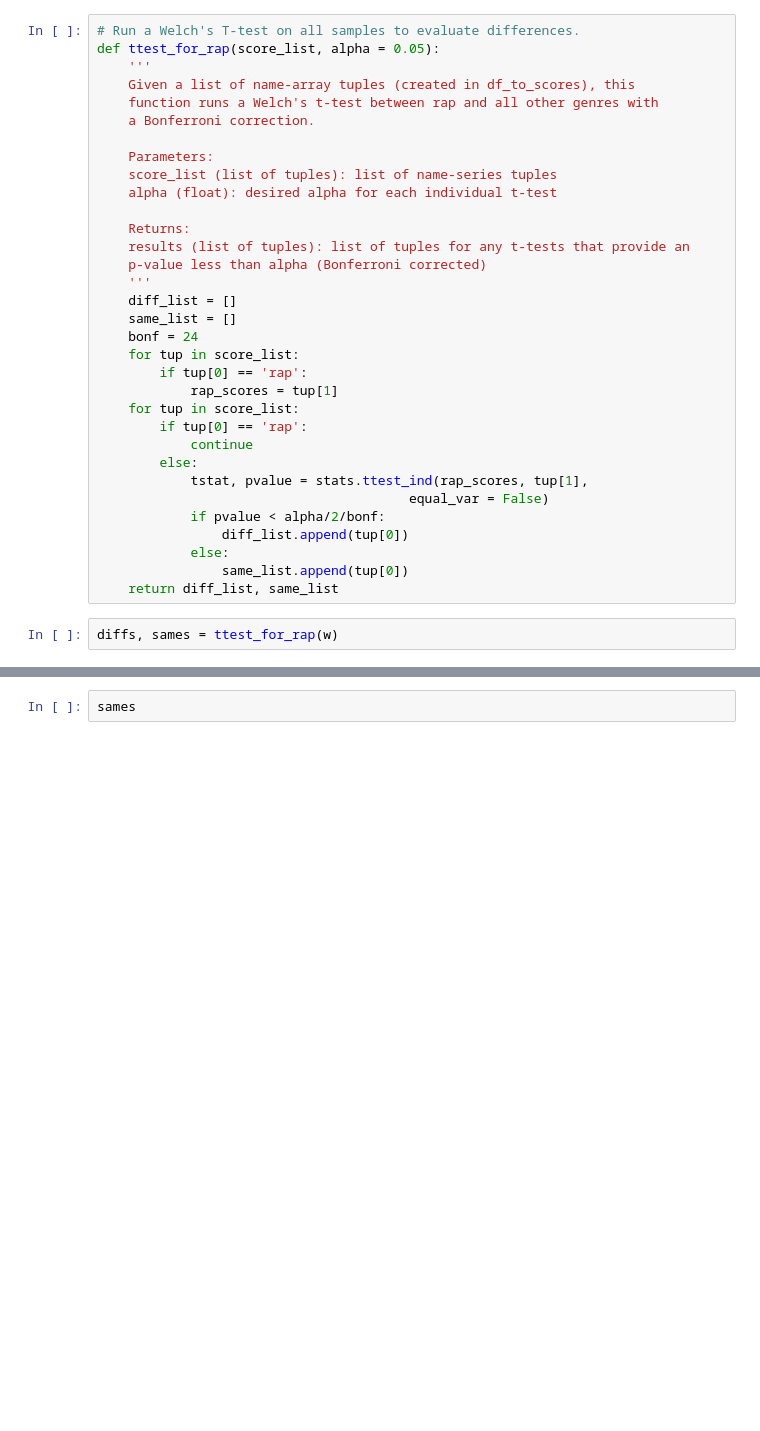
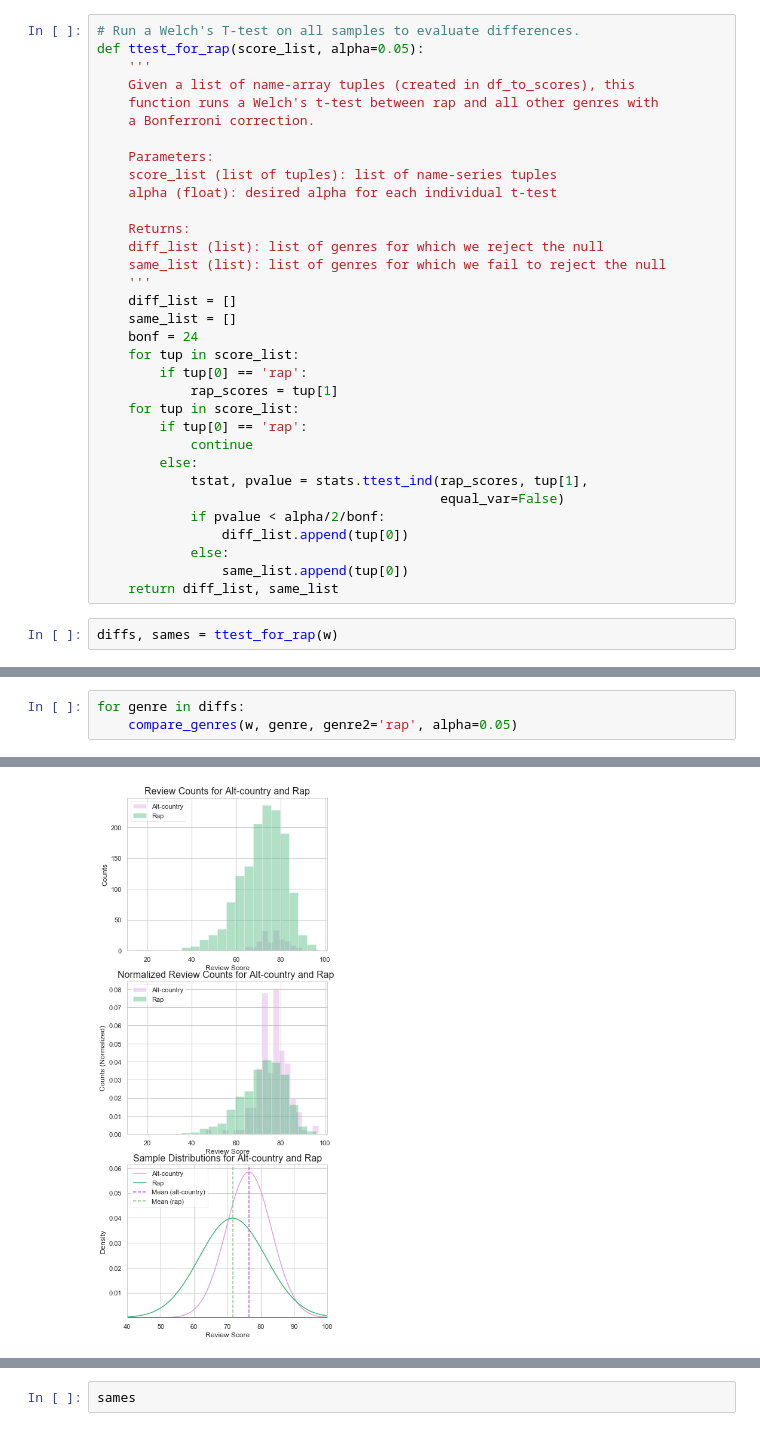
Before and after one commit to unclebrod/ReviewsByGenre, a Jupyter notebook: EDA.ipynb, the cells around one changed output, grey strips where cells are left out. Drawn from its saved outputs; the diff is of its cells as text; blank space fills up the shorter version.

```diff
--- a/EDA.ipynb
+++ b/EDA.ipynb
@@ -663,7 +710,7 @@ list(genre_dict.keys())
  'world']
 # %%
 # Run a Welch's T-test on all samples to evaluate differences.
-def ttest_for_rap(score_list, alpha = 0.05):
+def ttest_for_rap(score_list, alpha=0.05):
     '''
     Given a list of name-array tuples (created in df_to_scores), this
     function runs a Welch's t-test between rap and all other genres with
@@ -674,8 +721,8 @@ def ttest_for_rap(score_list, alpha = 0.05):
     alpha (float): desired alpha for each individual t-test
 
     Returns:
-    results (list of tuples): list of tuples for any t-tests that provide an
-    p-value less than alpha (Bonferroni corrected)
+    diff_list (list): list of genres for which we reject the null
+    same_list (list): list of genres for which we fail to reject the null
     '''
     diff_list = []
     same_list = []
@@ -688,7 +735,7 @@ def ttest_for_rap(score_list, alpha = 0.05):
             continue
         else:
             tstat, pvalue = stats.ttest_ind(rap_scores, tup[1],
-                                        equal_var = False)
+                                            equal_var=False)
             if pvalue < alpha/2/bonf:
                 diff_list.append(tup[0])
             else:
@@ -713,0 +746,4 @@ diffs
+# %%
+for genre in diffs:
+    compare_genres(w, genre, genre2='rap', alpha=0.05)
+# %% [output]
@@ -713,0 +767 @@ diffs
+[figure, added]
```
Also changed, not shown: parts of 18 cells of this notebook, 45 other files.
